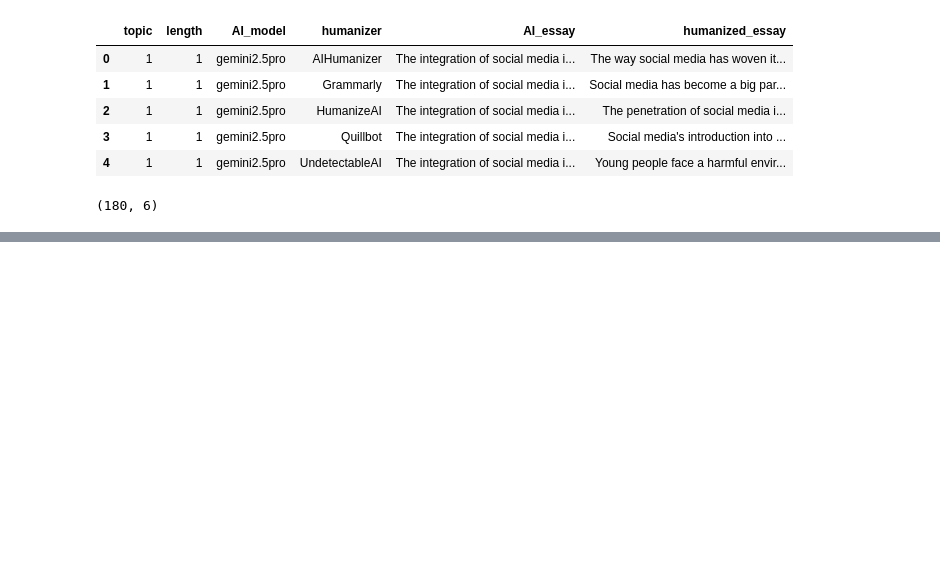
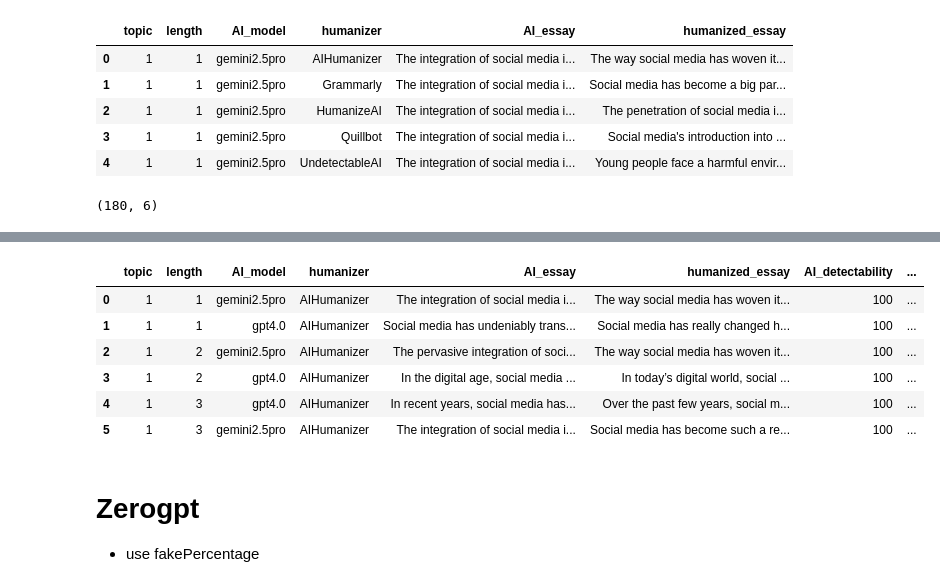
Before and after one commit to warit-tee/FYP, a Jupyter notebook: detectability/detect-results.ipynb, the cells around one changed output, grey strips where cells are left out. Saved outputs shown, nothing was run; the diff lists cells and outputs as text; code cells hidden in the pictures; blank space fills up the shorter version.

```diff
--- a/detectability/detect-results.ipynb
+++ b/detectability/detect-results.ipynb
@@ -22,0 +38,11 @@ df.loc[0, 'AI_essay']
+# %%
+df_copyleaks.sort_values(by=['humanizer','topic','length'], inplace=True, ignore_index=True)
+df_copyleaks.head(6)
+# %% [output]
+|  | topic | length | AI_model | humanizer | AI_essay | humanized_essay | AI_detectability | ... |
+| 0 | 1 | 1 | gemini2.5pro | AIHumanizer | The integration of social media i... | The way social media has woven it... | 100 | ... |
+| 1 | 1 | 1 | gpt4.0 | AIHumanizer | Social media has undeniably trans... | Social media has really changed h... | 100 | ... |
+| 2 | 1 | 2 | gemini2.5pro | AIHumanizer | The pervasive integration of soci... | The way social media has woven it... | 100 | ... |
+| 3 | 1 | 2 | gpt4.0 | AIHumanizer | In the digital age, social media ... | In today’s digital world, social ... | 100 | ... |
+| 4 | 1 | 3 | gpt4.0 | AIHumanizer | In recent years, social media has... | Over the past few years, social m... | 100 | ... |
+| 5 | 1 | 3 | gemini2.5pro | AIHumanizer | The integration of social media i... | Social media has become such a re... | 100 | ... |
@@ -22,0 +79,3 @@ df.loc[0, 'AI_essay']
+# %% [markdown]
+# Zerogpt
+- use fakePercentage
```
Also changed, not shown: parts of 23 cells of this notebook, 5 other files.
